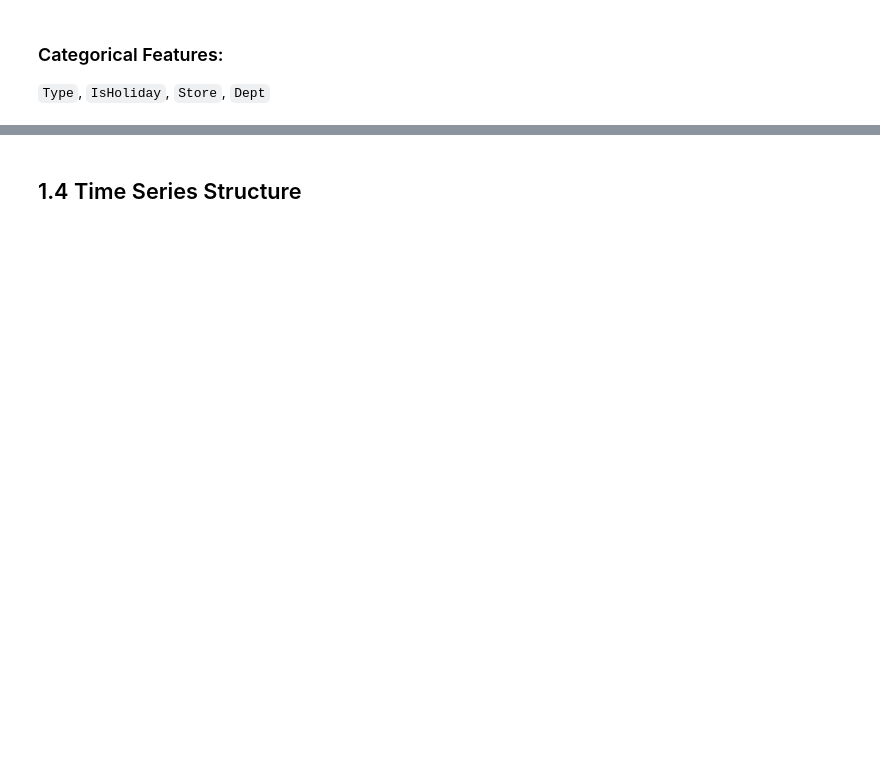
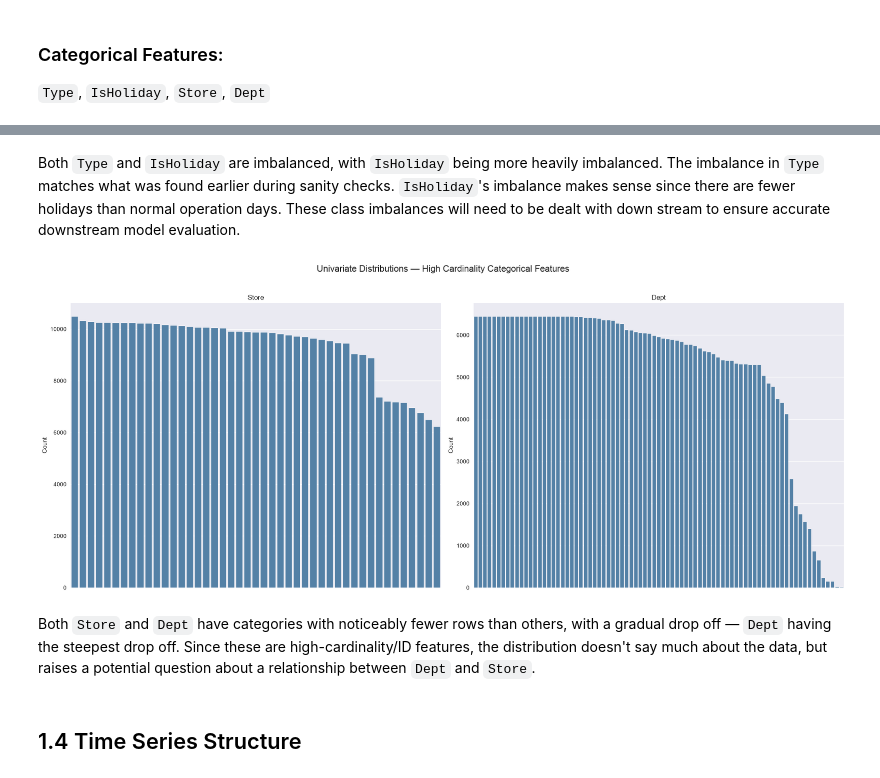
Before and after one commit to joshuasim/time-series-forecasting, a Jupyter notebook: notebooks/01_eda.ipynb, the cells around one changed output, grey strips where cells are left out. Drawn from its saved outputs; the diff is of its cells as text; code cells hidden in the pictures; blank space fills up the shorter version.

```diff
--- a/notebooks/01_eda.ipynb
+++ b/notebooks/01_eda.ipynb
@@ -268,2 +259,25 @@ plt.show()
+# %% [markdown]
+Both `Type` and `IsHoliday` are imbalanced, with `IsHoliday` being more heavily imbalanced. The imbalance in `Type` matches what was found earlier during sanity checks. `IsHoliday`'s imbalance makes sense since there are fewer holidays than normal operation days. These class imbalances will need to be dealt with down stream to ensure accurate downstream model evaluation.
+# %%
+categorical_features = ['Store', 'Dept']
+
+fig, axes = plt.subplots(1, 2, figsize=(20, 8))
+axes = axes.flatten()
+
+for i, feature in enumerate(categorical_features):
+    sns.countplot(x=feature, data=df, ax=axes[i], order=df[feature].value_counts().index, color='steelblue')
+    axes[i].set_title(feature)
+    axes[i].set_xticks([])
+    axes[i].set_xlabel('')
+    axes[i].set_ylabel('Count')
+
+fig.suptitle('Univariate Distributions — High Cardinality Categorical Features', fontsize=16, y=1.02)
+plt.tight_layout()
+plt.savefig('../images/high_car_categorical_distributions.png', bbox_inches='tight')
+plt.show()
+# %% [output]
+[figure, added]
+# %% [markdown]
+Both `Store` and `Dept` have categories with noticeably fewer rows than others, with a gradual drop off — `Dept` having the steepest drop off. Since these are high-cardinality/ID features, the distribution doesn't say much about the data, but raises a potential question about a relationship between `Dept` and `Store`.
 # %% [markdown]
 ## 1.4 Time Series Structure
```
Also changed, not shown: parts of 7 cells of this notebook, 3 other files.
